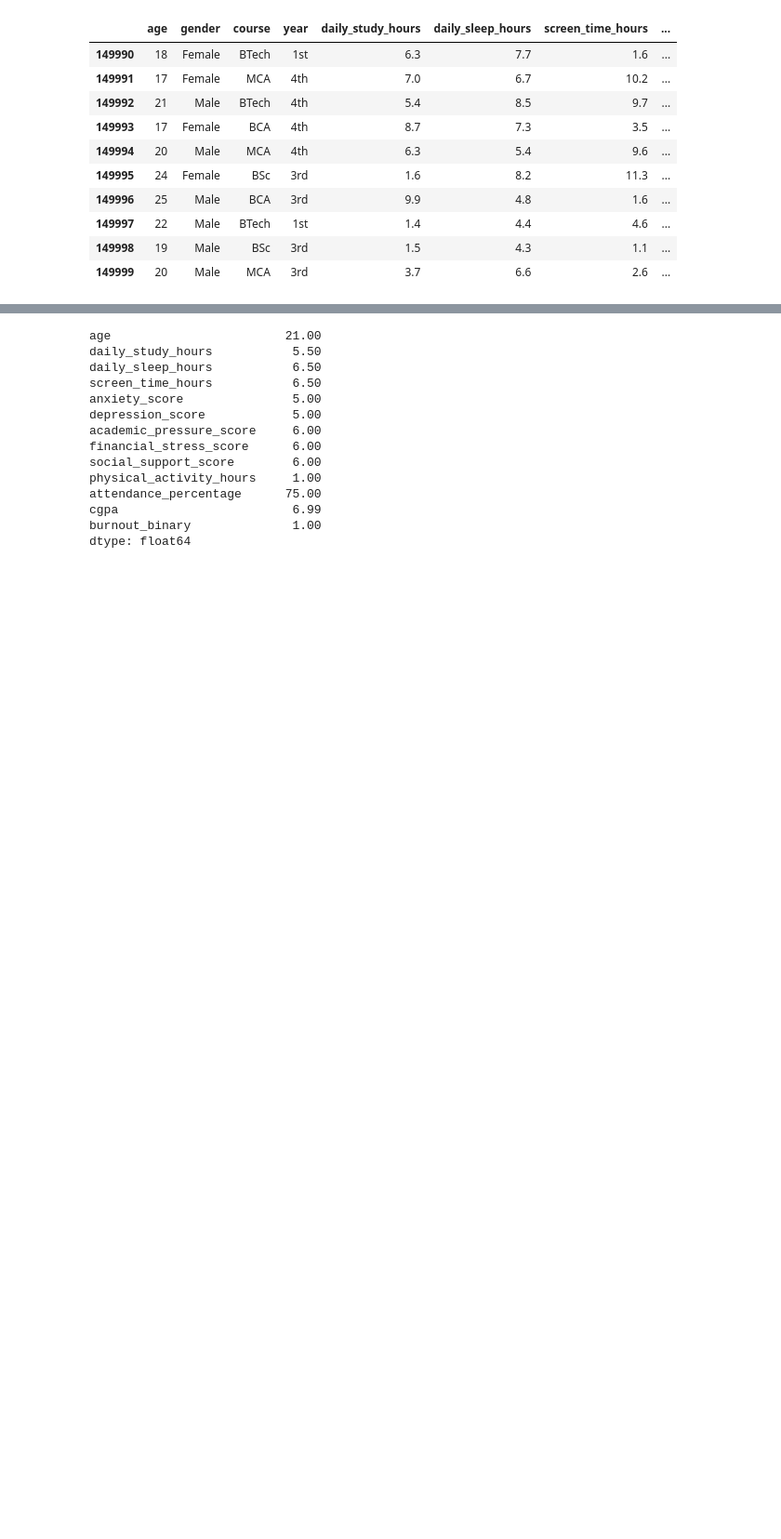
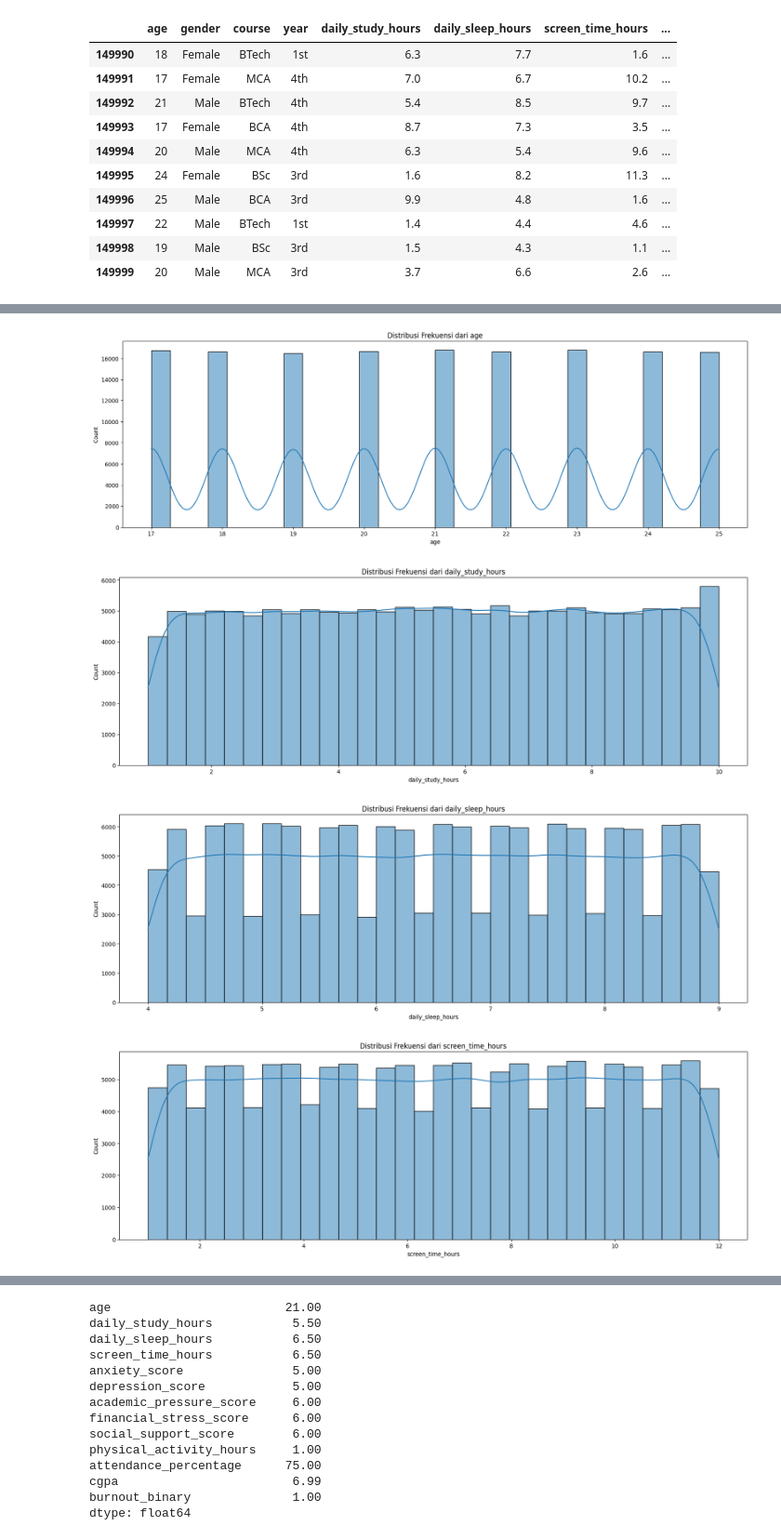
Before and after one commit to wen24-collab/MODEL-MACHINE-LEARNING-CLASSIFIICATION-TINGGKLAT-BRANOUT-SISWA-DAN-ORANG-DEWASA, a Jupyter notebook: prediksi_kelulusan.ipynb, the cells around one changed output, grey strips where cells are left out. Shown at 93% size. Drawn from its saved outputs; the diff is of its cells as text; code cells hidden in the pictures; blank space fills up the shorter version.

Commit message:
ditirbusi frekuensi

```diff
--- a/prediksi_kelulusan.ipynb
+++ b/prediksi_kelulusan.ipynb
@@ -120,0 +210,13 @@ data_finalmodel.describe() #melihat statistika dalam data set kita
+# %%
+data_numerik = data_finalmodel.select_dtypes(include=['float64', 'int64']) #melihat data yang bertipe numerik pada data set kita
+# %%
+for i in data_numerik.columns:
+    plt.figure(figsize=(20,6))
+    plt.title(f'Distribusi Frekuensi dari {i}')
+    sns.histplot(data=data_numerik, x=i, bins=30, kde=True)
+    plt.show() #melihat distribusi frekuensi dari data set kita
+# %% [output]
+[figure, added]
+[figure, added]
+[figure, added]
+[figure, added]
```
Also changed, not shown: parts of 19 cells of this notebook.
